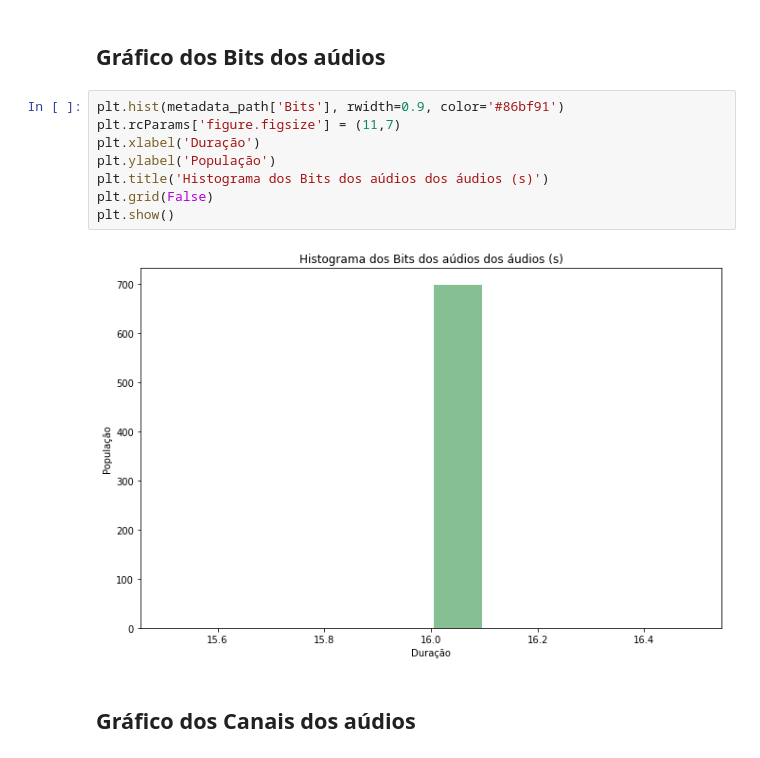
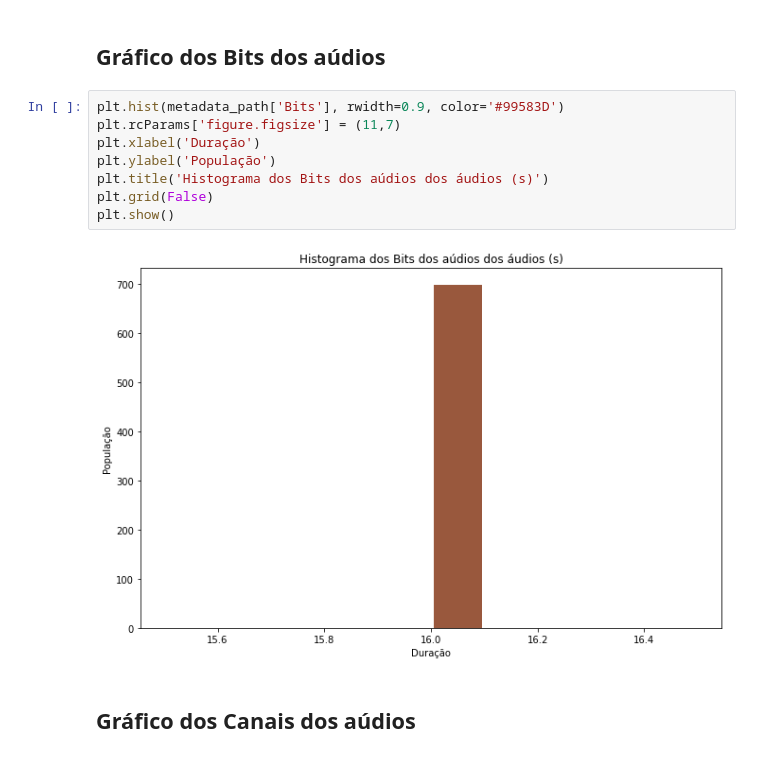
Before and after one commit to FranciscoMaik/Processamento_de_audio, a Jupyter notebook: classes_de_TEIA.ipynb, the cells around one changed output. Drawn from its saved outputs; the diff is of its cells as text.

```diff
--- a/classes_de_TEIA.ipynb
+++ b/classes_de_TEIA.ipynb
@@ -111,15 +111,15 @@ plt.show()
 # %% [markdown]
 ## Gráfico dos Bits dos aúdios
 # %%
-plt.hist(metadata_path['Bits'], rwidth=0.9, color='#86bf91')
+plt.hist(metadata_path['Bits'], rwidth=0.9, color='#99583D')
 plt.rcParams['figure.figsize'] = (11,7)
 plt.xlabel('Duração')
 plt.ylabel('População')
 plt.title('Histograma dos Bits dos aúdios dos áudios (s)')
 plt.grid(False)
 plt.show()
 # %% [output]
-[figure, old version]
+[figure, new version]
 # %% [markdown]
 ## Gráfico dos Canais dos aúdios
 # %%
```
Also changed, not shown: parts of 4 cells of this notebook.
